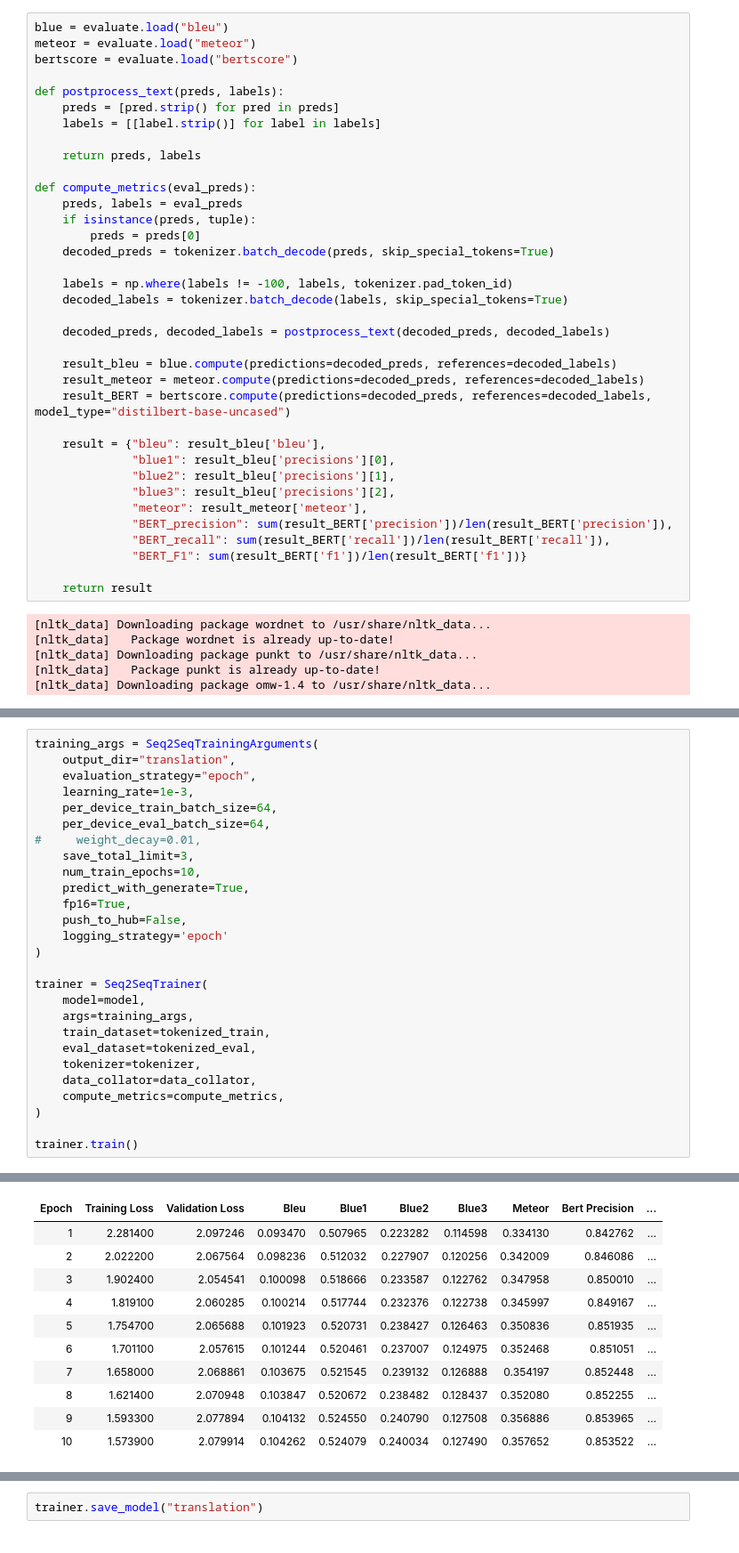
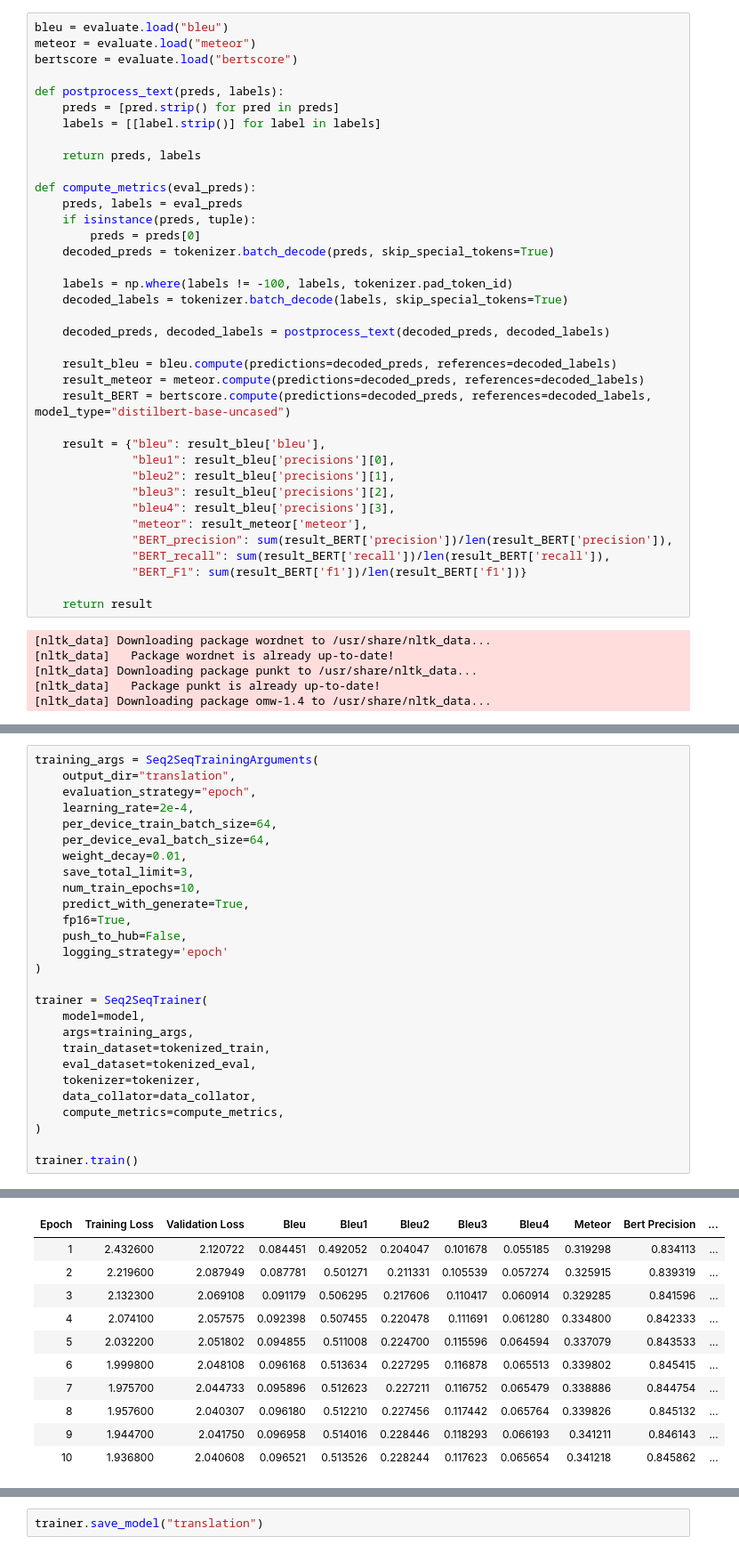
Before and after one commit to Jaskaran320/Semantic-Text-Processing, a Jupyter notebook: Machine-Translation/part-C.ipynb, the cells around one changed output, grey strips where cells are left out. Shown: that part at 89% size. Saved outputs shown, nothing was run; the diff lists cells and outputs as text.

```diff
--- a/Machine-Translation/part-C.ipynb
+++ b/Machine-Translation/part-C.ipynb
@@ -127,7 +126,7 @@ tokenized_test= test_words.map(preprocess_function, batched=True)
 # %%
 data_collator = DataCollatorForSeq2Seq(tokenizer=tokenizer, model=checkpoint)
 # %%
-blue = evaluate.load("bleu")
+bleu = evaluate.load("bleu")
 meteor = evaluate.load("meteor")
 bertscore = evaluate.load("bertscore")
 
@@ -148,14 +147,15 @@ def compute_metrics(eval_preds):
 
     decoded_preds, decoded_labels = postprocess_text(decoded_preds, decoded_labels)
 
-    result_bleu = blue.compute(predictions=decoded_preds, references=decoded_labels)
+    result_bleu = bleu.compute(predictions=decoded_preds, references=decoded_labels)
     result_meteor = meteor.compute(predictions=decoded_preds, references=decoded_labels)
     result_BERT = bertscore.compute(predictions=decoded_preds, references=decoded_labels, model_type="distilbert-base-uncased")
 
     result = {"bleu": result_bleu['bleu'],
-              "blue1": result_bleu['precisions'][0],
-              "blue2": result_bleu['precisions'][1],
-              "blue3": result_bleu['precisions'][2],
+              "bleu1": result_bleu['precisions'][0],
+              "bleu2": result_bleu['precisions'][1],
+              "bleu3": result_bleu['precisions'][2],
+              "bleu4": result_bleu['precisions'][3],
               "meteor": result_meteor['meteor'],
               "BERT_precision": sum(result_BERT['precision'])/len(result_BERT['precision']),
               "BERT_recall": sum(result_BERT['recall'])/len(result_BERT['recall']),
@@ -193,10 +181,10 @@ T5LayerFF(
 training_args = Seq2SeqTrainingArguments(
     output_dir="translation",
     evaluation_strategy="epoch",
-    learning_rate=1e-3,
+    learning_rate=2e-4,
     per_device_train_batch_size=64,
     per_device_eval_batch_size=64,
-#     weight_decay=0.01,
+    weight_decay=0.01,
     save_total_limit=3,
     num_train_epochs=10,
     predict_with_generate=True,
@@ -234,11 +222,11 @@ View run at https://wandb.ai/teamjs/huggingface/runs/f4fdl2l3
-| Epoch | Training Loss | Validation Loss | Bleu | Blue1 | Blue2 | Blue3 | Meteor | Bert Precision | ... |
-| 1 | 2.281400 | 2.097246 | 0.093470 | 0.507965 | 0.223282 | 0.114598 | 0.334130 | 0.842762 | ... |
-| 2 | 2.022200 | 2.067564 | 0.098236 | 0.512032 | 0.227907 | 0.120256 | 0.342009 | 0.846086 | ... |
-| 3 | 1.902400 | 2.054541 | 0.100098 | 0.518666 | 0.233587 | 0.122762 | 0.347958 | 0.850010 | ... |
-| 4 | 1.819100 | 2.060285 | 0.100214 | 0.517744 | 0.232376 | 0.122738 | 0.345997 | 0.849167 | ... |
-| 5 | 1.754700 | 2.065688 | 0.101923 | 0.520731 | 0.238427 | 0.126463 | 0.350836 | 0.851935 | ... |
-| 6 | 1.701100 | 2.057615 | 0.101244 | 0.520461 | 0.237007 | 0.124975 | 0.352468 | 0.851051 | ... |
-| 7 | 1.658000 | 2.068861 | 0.103675 | 0.521545 | 0.239132 | 0.126888 | 0.354197 | 0.852448 | ... |
-| 8 | 1.621400 | 2.070948 | 0.103847 | 0.520672 | 0.238482 | 0.128437 | 0.352080 | 0.852255 | ... |
-| 9 | 1.593300 | 2.077894 | 0.104132 | 0.524550 | 0.240790 | 0.127508 | 0.356886 | 0.853965 | ... |
-| 10 | 1.573900 | 2.079914 | 0.104262 | 0.524079 | 0.240034 | 0.127490 | 0.357652 | 0.853522 | ... |
+| Epoch | Training Loss | Validation Loss | Bleu | Bleu1 | Bleu2 | Bleu3 | Bleu4 | Meteor | Bert Precision | ... |
+| 1 | 2.432600 | 2.120722 | 0.084451 | 0.492052 | 0.204047 | 0.101678 | 0.055185 | 0.319298 | 0.834113 | ... |
+| 2 | 2.219600 | 2.087949 | 0.087781 | 0.501271 | 0.211331 | 0.105539 | 0.057274 | 0.325915 | 0.839319 | ... |
+| 3 | 2.132300 | 2.069108 | 0.091179 | 0.506295 | 0.217606 | 0.110417 | 0.060914 | 0.329285 | 0.841596 | ... |
+| 4 | 2.074100 | 2.057575 | 0.092398 | 0.507455 | 0.220478 | 0.111691 | 0.061280 | 0.334800 | 0.842333 | ... |
+| 5 | 2.032200 | 2.051802 | 0.094855 | 0.511008 | 0.224700 | 0.115596 | 0.064594 | 0.337079 | 0.843533 | ... |
+| 6 | 1.999800 | 2.048108 | 0.096168 | 0.513634 | 0.227295 | 0.116878 | 0.065513 | 0.339802 | 0.845415 | ... |
+| 7 | 1.975700 | 2.044733 | 0.095896 | 0.512623 | 0.227211 | 0.116752 | 0.065479 | 0.338886 | 0.844754 | ... |
+| 8 | 1.957600 | 2.040307 | 0.096180 | 0.512210 | 0.227456 | 0.117442 | 0.065764 | 0.339826 | 0.845132 | ... |
+| 9 | 1.944700 | 2.041750 | 0.096958 | 0.514016 | 0.228446 | 0.118293 | 0.066193 | 0.341211 | 0.846143 | ... |
+| 10 | 1.936800 | 2.040608 | 0.096521 | 0.513526 | 0.228244 | 0.117623 | 0.065654 | 0.341218 | 0.845862 | ... |
```
Also changed, not shown: parts of 13 cells of this notebook.
